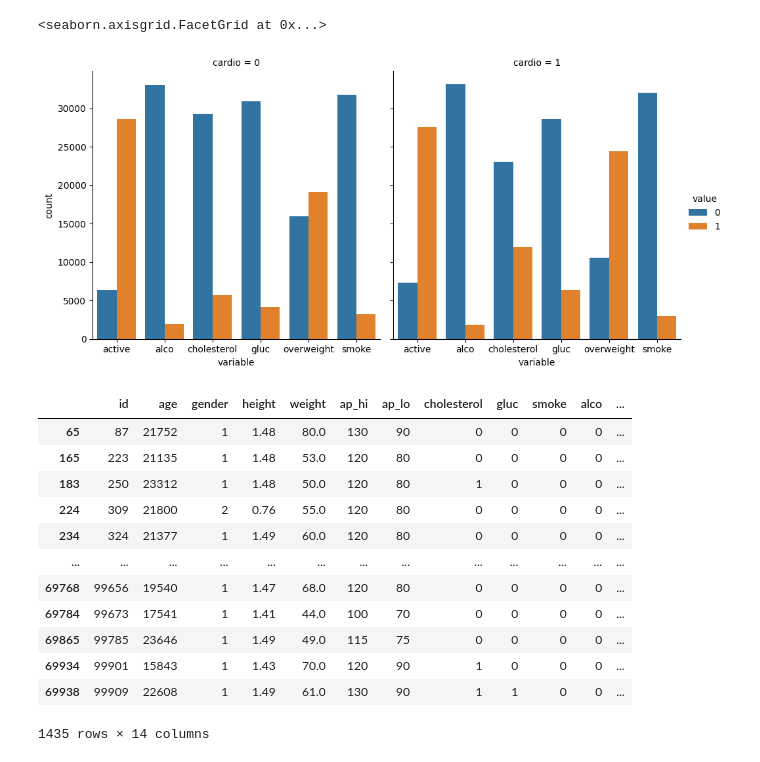
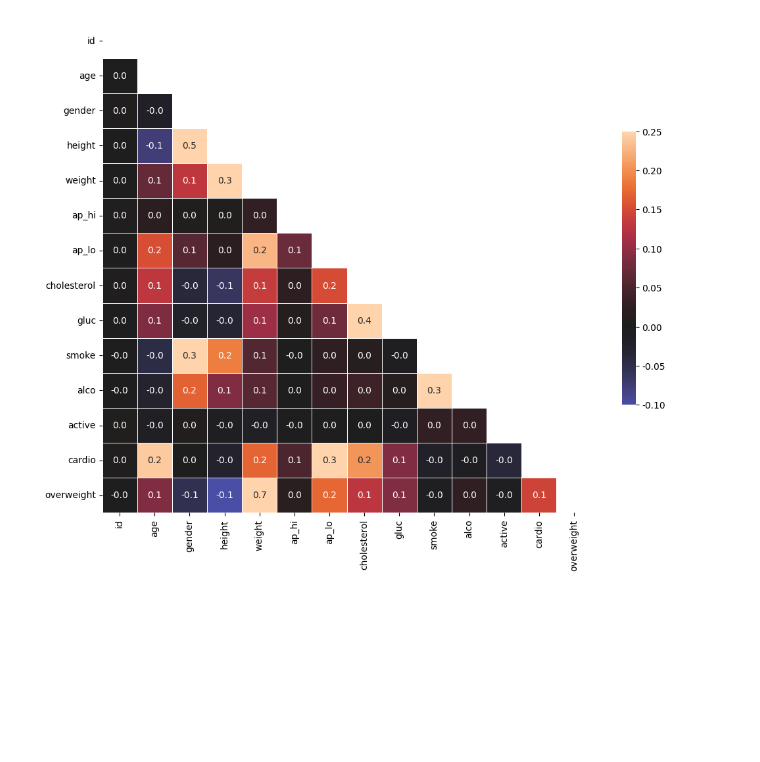
Before and after one commit to WillNRL/Medical-Data-Visualizer, a Jupyter notebook: Medical_Data_Visualizer.ipynb, the cells around one changed output. Cells and saved outputs as stored; diff of their text form; code cells hidden in the pictures; blank space fills up the shorter version.

```diff
--- a/Medical_Data_Visualizer.ipynb
+++ b/Medical_Data_Visualizer.ipynb
@@ -43,45 +52,35 @@ Doing the BMI calculation, using .astype(float) to convert the column values to
-# %%
-'''
-Primeira vez usando .melt() e sabendo da existencia de dataframes do tipo long e wide, obrigado freecodecamp.
-First time using .melt() and knowing about the existence of long and wide dataframes, thanks freecodecamp.
-'''
-# Convert the data into long format and create a chart that shows the value counts of the categorical features using seaborn's . The dataset should be split by 'Cardio' so there is one chart for each value. The chart should look like .catplot()cardioexamples/Figure_1.png
-hist = (df[['cholesterol','gluc','alco','active','smoke','cardio','overweight']].melt(id_vars=['cardio'])).sort_values(by='variable')
-'''                     ^
-                        |
-Criando um DataFrame no formato long utilizando o método .melt() do Pandas e formatando-o com id_vars=['cardio'], para que a variável 'cardio' seja colocada como a identificação das variáveis que serão transformadas em colunas abaixo do gráfico. Os valores correspondentes a essas variáveis serão colocados na coluna 'value'.
-
-Creating a DataFrame in long format using Pandas's .melt() method and formatting it with id_vars=['cardio'], so that the 'cardio' variable is placed as the identification of the variables that will be transformed into columns below the graph . The values corresponding to these variables will be placed in the 'value' column.
-'''
-sns.catplot(data=hist, x='variable', hue='value', col='cardio', kind="count")
-# (sns.catplot(data=hist, x='variable', hue='value', col='cardio', kind="count")).fig.savefig('catplot.png')
-# %% [output]
-<seaborn.axisgrid.FacetGrid at 0x...>
-[figure, removed]
-# %%
-# Clean the data. Filter out the following patient segments that represent incorrect data:
-# diastolic pressure is higher than systolic (Keep the correct data with (df['ap_lo'] <= df['ap_hi']))
-df.drop((df.loc[df['ap_lo'] > df['ap_hi']].index),  inplace=True)
-# height is less than the 2.5th percentile (Keep the correct data with (df['height'] >= df['height'].quantile(0.025)))
-df.drop(df.loc[df['height'] >= df['height'].quantile(0.025)].index, inplace=True)
-# height is more than the 97.5th percentile
-df.drop(df.loc[df['height'] > df['height'].quantile(0.975)].index, inplace=True)
-# weight is less than the 2.5th percentile
-df.drop(df.loc[df['weight'] < df['weight'].quantile(0.025)].index, inplace=True)
-# weight is more than the 97.5th percentile
-df.drop(df.loc[df['weight'] > df['weight'].quantile(0.975)].index, inplace=True)
-df
-# %% [output]
-|  | id | age | gender | height | weight | ap_hi | ap_lo | cholesterol | gluc | smoke | alco | ... |
-| 65 | 87 | 21752 | 1 | 1.48 | 80.0 | 130 | 90 | 0 | 0 | 0 | 0 | ... |
-| 165 | 223 | 21135 | 1 | 1.48 | 53.0 | 120 | 80 | 0 | 0 | 0 | 0 | ... |
-| 183 | 250 | 23312 | 1 | 1.48 | 50.0 | 120 | 80 | 1 | 0 | 0 | 0 | ... |
-| 224 | 309 | 21800 | 2 | 0.76 | 55.0 | 120 | 80 | 0 | 0 | 0 | 0 | ... |
-| 234 | 324 | 21377 | 1 | 1.49 | 60.0 | 120 | 80 | 0 | 0 | 0 | 0 | ... |
-| ... | ... | ... | ... | ... | ... | ... | ... | ... | ... | ... | ... | ... |
-| 69768 | 99656 | 19540 | 1 | 1.47 | 68.0 | 120 | 80 | 0 | 0 | 0 | 0 | ... |
-| 69784 | 99673 | 17541 | 1 | 1.41 | 44.0 | 100 | 70 | 0 | 0 | 0 | 0 | ... |
-| 69865 | 99785 | 23646 | 1 | 1.49 | 49.0 | 115 | 75 | 0 | 0 | 0 | 0 | ... |
-| 69934 | 99901 | 15843 | 1 | 1.43 | 70.0 | 120 | 90 | 1 | 0 | 0 | 0 | ... |
-| 69938 | 99909 | 22608 | 1 | 1.49 | 61.0 | 130 | 90 | 1 | 1 | 0 | 0 | ... |
-1435 rows × 14 columns
+# %%
+df_heat = df[ (df['ap_lo'] <= df['ap_hi']) &
+              (df['weight'] >= df['weight'].quantile(0.025)) &
+              (df['weight'] <= df['weight'].quantile(0.975)) &
+              (df['height'] >= df['height'].quantile(0.025)) &
+              (df['height'] <= df['height'].quantile(0.975))]
+'''
+Selecioando  somentos as  colunas e dados passados  acima com estrutura de condição.
+
+Selecting only the columns and data passed above with structure condition.
+'''
+corr = df_heat.corr()
+# %%
+# Aqui eu desisti totalmente de fazer e pesquisei na internet, mas ainda está errado o plot.
+# Here I totally gave up and searched the internet, but the plot is still wrong.
+mask = np.zeros_like(corr)
+mask[np.triu_indices_from(mask)] = True
+fig, ax = plt.subplots(figsize=(12, 12))
+ax = sns.heatmap(
+    corr,
+    mask = mask,
+    square= True,
+    annot = True,
+    linewidths = 0.5,
+    fmt = '.1f',
+    center = 0,
+    vmin = -0.1,
+    vmax = 0.25,
+    cbar_kws={
+        'shrink': .45,
+        'format': '%.2f'
+    })
+plt.show(ax)
+# %% [output]
+[figure, added]
```
Also changed, not shown: parts of 2 cells of this notebook.
